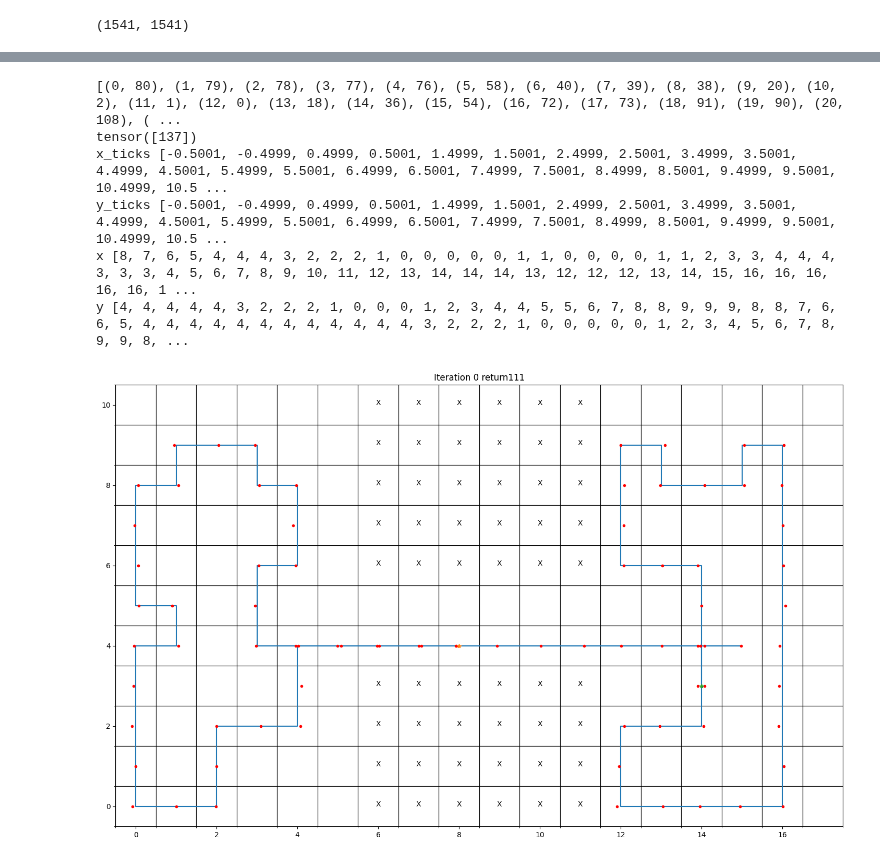
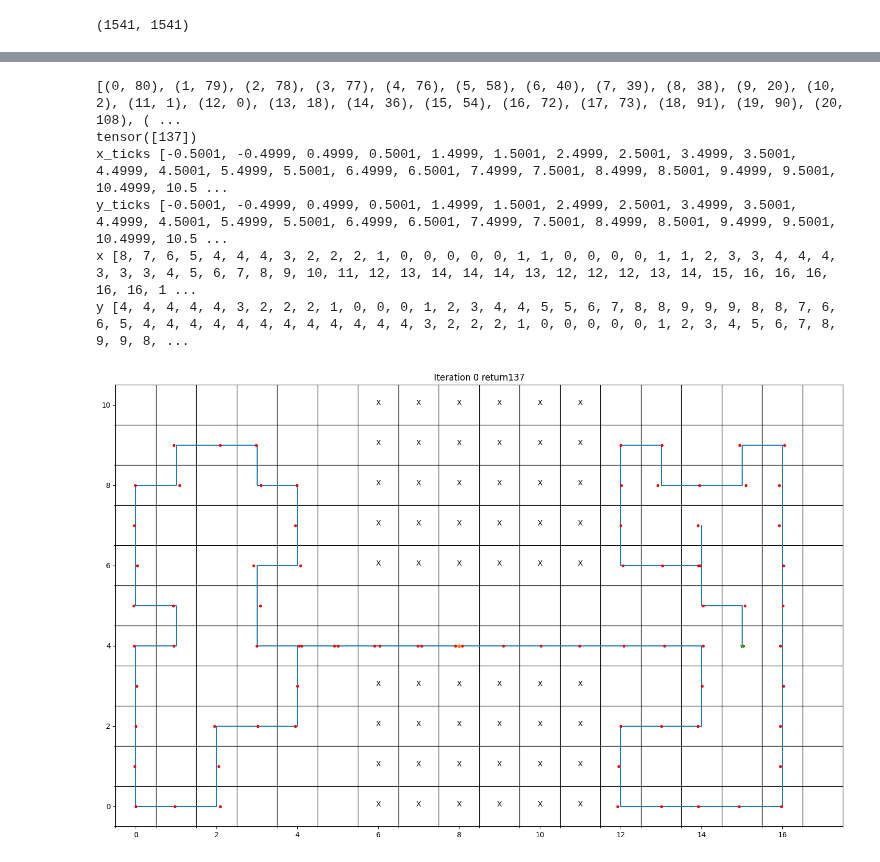
Before and after one commit to zjut-zhy/non-additive-RL, a Jupyter notebook: BC_two_rooms_2.ipynb, the cells around one changed output, grey strips where cells are left out. Cells and saved outputs as stored; diff of their text form; code cells hidden in the pictures.

```diff
--- a/BC_two_rooms_2.ipynb
+++ b/BC_two_rooms_2.ipynb
@@ -457,34 +408,35 @@ params["common"]["batch_size"]=1
 mat_state = []
 mat_return = []
 env.initialize(params["env"]["initial"])
 mat_state.append(env.state)
 init_state = env.state
 for h_iter in range(H-1):
     if params["alg"]["type"]=="M" or params["alg"]["type"]=="SRL":
         batch_state = mat_state[-1].reshape(-1, 1).float()
         # append time index to the state
         batch_state = torch.cat(
             [batch_state, h_iter*torch.ones_like(batch_state)], 1)
     else:
         batch_state = append_state(mat_state, H-1)
     probs = bc_agent.policy(batch_state.to(device))
     actions_dist = torch.distributions.Categorical(probs)
     actions = actions_dist.sample()
     env.step(h_iter, actions.cpu())
     mat_state.append(env.state)  # s+1
 path = create_path_with_timesteps(mat_state)
 print(path)
 print(env.weighted_traj_return(mat_state, type = params["alg"]["type"]))
 visu = Visu(env_params=params["env"])
+visu.path_return(env.weighted_traj_return(mat_state, type = params["alg"]["type"]).item())
 visu.visu_path(path,env.Hori_ActionTransitionMatrix)
 # %% [output]
 [(0, 80), (1, 79), (2, 78), (3, 77), (4, 76), (5, 58), (6, 40), (7, 39), (8, 38), (9, 20), (10, 2), (11, 1), (12, 0), (13, 18), (14, 36), (15, 54), (16, 72), (17, 73), (18, 91), (19, 90), (20, 108), ( ...
 tensor([137])
 x_ticks [-0.5001, -0.4999, 0.4999, 0.5001, 1.4999, 1.5001, 2.4999, 2.5001, 3.4999, 3.5001, 4.4999, 4.5001, 5.4999, 5.5001, 6.4999, 6.5001, 7.4999, 7.5001, 8.4999, 8.5001, 9.4999, 9.5001, 10.4999, 10.5 ...
 y_ticks [-0.5001, -0.4999, 0.4999, 0.5001, 1.4999, 1.5001, 2.4999, 2.5001, 3.4999, 3.5001, 4.4999, 4.5001, 5.4999, 5.5001, 6.4999, 6.5001, 7.4999, 7.5001, 8.4999, 8.5001, 9.4999, 9.5001, 10.4999, 10.5 ...
 x [8, 7, 6, 5, 4, 4, 4, 3, 2, 2, 2, 1, 0, 0, 0, 0, 0, 1, 1, 0, 0, 0, 0, 1, 1, 2, 3, 3, 4, 4, 4, 3, 3, 3, 4, 5, 6, 7, 8, 9, 10, 11, 12, 13, 14, 14, 14, 13, 12, 12, 12, 13, 14, 15, 16, 16, 16, 16, 16, 1 ...
 y [4, 4, 4, 4, 4, 3, 2, 2, 2, 1, 0, 0, 0, 1, 2, 3, 4, 4, 5, 5, 6, 7, 8, 8, 9, 9, 9, 8, 8, 7, 6, 6, 5, 4, 4, 4, 4, 4, 4, 4, 4, 4, 4, 4, 4, 3, 2, 2, 2, 1, 0, 0, 0, 0, 0, 1, 2, 3, 4, 5, 6, 7, 8, 9, 9, 8, ...
-[figure, old version]
+[figure, new version]
 # %%
 import importlib
 import visualization
```
Also changed, not shown: parts of 4 cells of this notebook.
